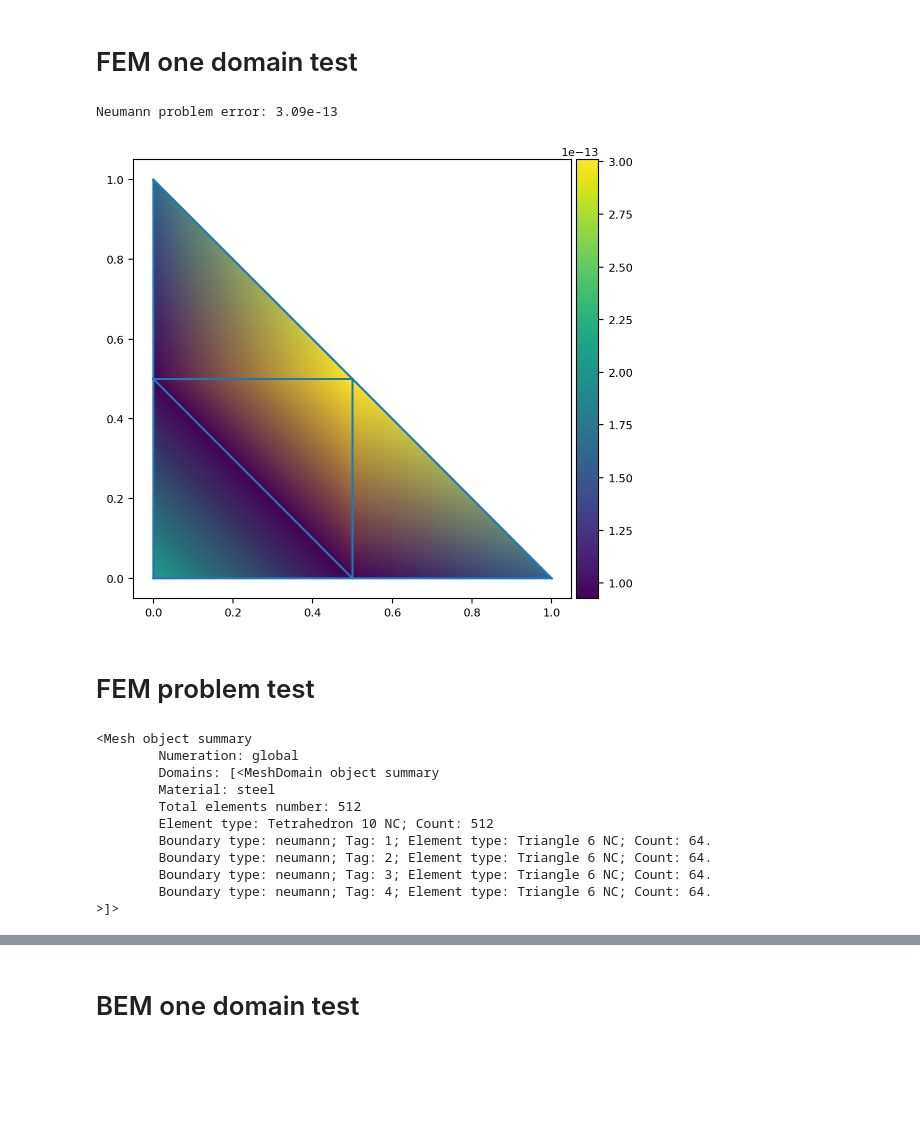
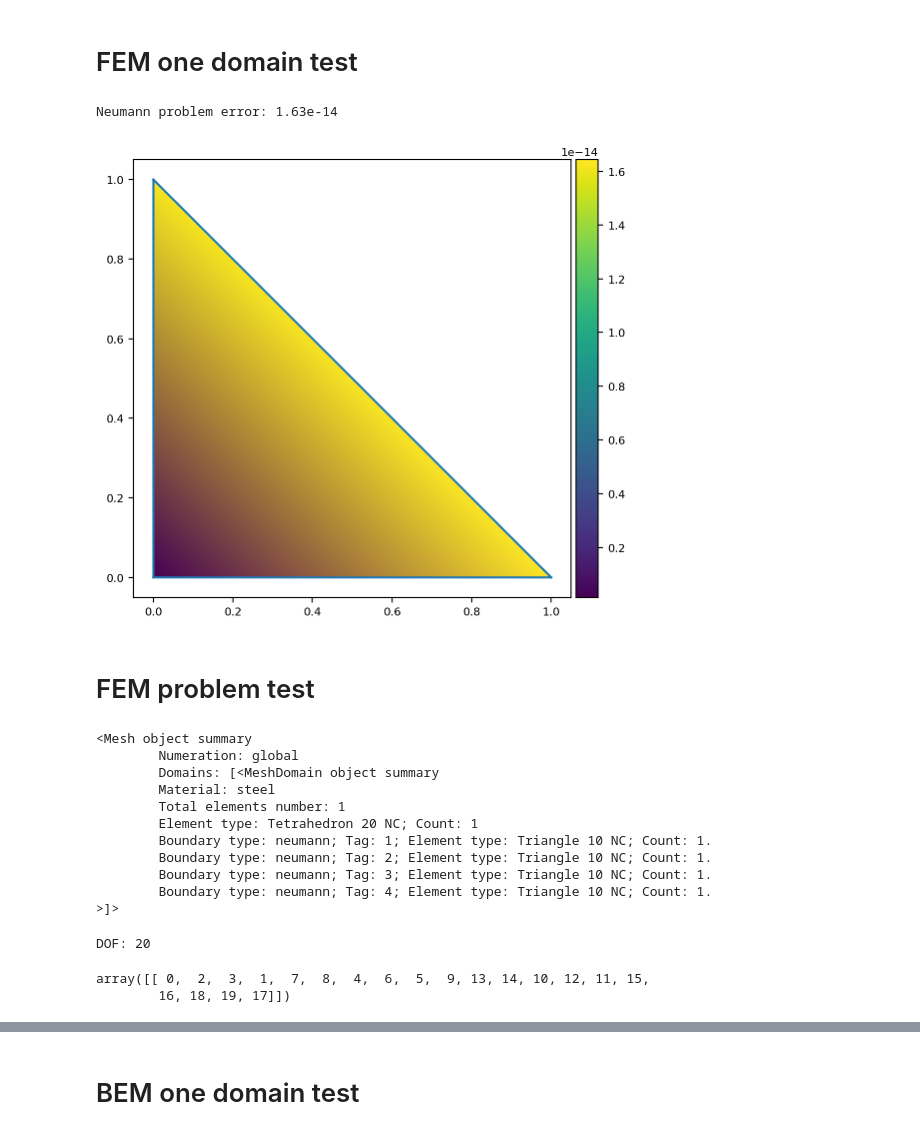
Before and after one commit to boorlakov/pyquasar, a Jupyter notebook: examples/PolynomicTests.ipynb, the cells around one changed output, grey strips where cells are left out. Saved outputs shown, nothing was run; the diff lists cells and outputs as text; code cells hidden in the pictures; blank space fills up the shorter version.

Commit message:
Not workin cubic basis

```diff
--- a/examples/PolynomicTests.ipynb
+++ b/examples/PolynomicTests.ipynb
@@ -21,64 +21,64 @@ plt.rcParams.update(
 # FEM one domain test
 # %%
 def u(p, n):
-  # return p[..., 0] ** 3 - p[..., 1] ** 3
+  return p[..., 0] ** 3 - p[..., 1] ** 3
   return p[..., 0] ** 2 - p[..., 1] ** 2
   return 2 * p[..., 0] + 3 * p[..., 1] - 4
 
 
 def flow(p, n):
-  # return 3 * p[..., 0] ** 2 * n[..., 0] - 3 * p[..., 1] ** 2 * n[..., 1]
+  return 3 * p[..., 0] ** 2 * n[..., 0] - 3 * p[..., 1] ** 2 * n[..., 1]
   return 2 * p[..., 0] * n[..., 0] - 2 * p[..., 1] * n[..., 1]
   return 2 * n[..., 0] + 3 * n[..., 1]
 
 def rhs(p, n):
   return -6 * (p[..., 0] - p[..., 1])
 
-domain = next(FemDomain(domain) for domain in Mesh.load("tri.geo", use_quadratic=True, refine_k=1))
+domain = next(FemDomain(domain) for domain in Mesh.load("tri.geo", basis_order=3, refine_k=0))
 mesh_points_ids = np.unique(domain.elements[0].node_tags)
 n = len(mesh_points_ids.flatten())
 dir_vector = u(domain.vertices[mesh_points_ids], 0)
 
-domain.assembly({"dirichlet": flow})
+domain.assembly({"dirichlet": flow, "steel":rhs})
 sol = domain.solve_neumann(domain.load_vector)
 sol = sol[mesh_points_ids]
 
 kernl = np.ones_like(sol)
 sol -= kernl * (sol @ kernl) / (kernl @ kernl)
 u_ort = u(domain.vertices[mesh_points_ids], 0) - kernl * (u(domain.vertices[mesh_points_ids], 0) @ kernl) / (kernl @ kernl)
 
 print(f"Neumann problem error: {np.linalg.norm(sol - u_ort)/np.linalg.norm(u_ort):.2e}")
 # print(
 #   f"Dirichlet problem error: {np.linalg.norm(domain.solve_dirichlet(dir_vector) - domain.load_vector)/np.linalg.norm(domain.load_vector[:n])}"
 # )
 
 fig, ax = plt.subplots()
 ax.set_aspect("equal")
 tpc = ax.tripcolor(domain.vertices[:, 0], domain.vertices[:, 1], np.abs(u_ort - sol), triangles=domain.elements[0].node_tags, shading="gouraud")
 divider = make_axes_locatable(ax)
 cax = divider.append_axes("right", size="5%", pad=0.05)
 fig.colorbar(tpc, cax=cax)
 ax.triplot(domain.vertices[:, 0], domain.vertices[:, 1], domain.elements[0].node_tags)
 plt.show()
 # %% [output]
-Neumann problem error: 3.09e-13
+Neumann problem error: 1.63e-14
-[figure, old version]
+[figure, new version]
 # %% [markdown]
 # FEM problem test
 # %%
-mesh = Mesh.load("tetra.geo", use_quadratic=True, refine_k=3)
+mesh = Mesh.load("tetra.geo", basis_order=3, refine_k=0)
 mesh
 # %% [output]
 <Mesh object summary
         Numeration: global
         Domains: [<MeshDomain object summary
         Material: steel
-        Total elements number: 512
-        Element type: Tetrahedron 10 NC; Count: 512
-        Boundary type: neumann; Tag: 1; Element type: Triangle 6 NC; Count: 64.
-        Boundary type: neumann; Tag: 2; Element type: Triangle 6 NC; Count: 64.
-        Boundary type: neumann; Tag: 3; Element type: Triangle 6 NC; Count: 64.
-        Boundary type: neumann; Tag: 4; Element type: Triangle 6 NC; Count: 64.
+        Total elements number: 1
+        Element type: Tetrahedron 20 NC; Count: 1
+        Boundary type: neumann; Tag: 1; Element type: Triangle 10 NC; Count: 1.
+        Boundary type: neumann; Tag: 2; Element type: Triangle 10 NC; Count: 1.
+        Boundary type: neumann; Tag: 3; Element type: Triangle 10 NC; Count: 1.
+        Boundary type: neumann; Tag: 4; Element type: Triangle 10 NC; Count: 1.
 >]>
 # %%
 def u(p, n):
@@ -94,3 +94,16 @@ def flow(p, n):
 def rhs(p, n):
   return -6 * (p[..., 0] - p[..., 1])
   return 0
+# %%
+materials = {"steel": {"neumann": flow, "steel": rhs}}
+domains = [FemDomain(domain) for domain in mesh]
+problem = FemProblem(domains)
+problem.assembly(materials)
+print(f"DOF: {problem.dof_count}")
+# %% [output]
+DOF: 20
+# %%
+problem.domains[0].elements[0].basis_tags
+# %% [output]
+array([[ 0,  2,  3,  1,  7,  8,  4,  6,  5,  9, 13, 14, 10, 12, 11, 15,
+        16, 18, 19, 17]])
```
Also changed, not shown: parts of 2 cells of this notebook, 4 other files.
